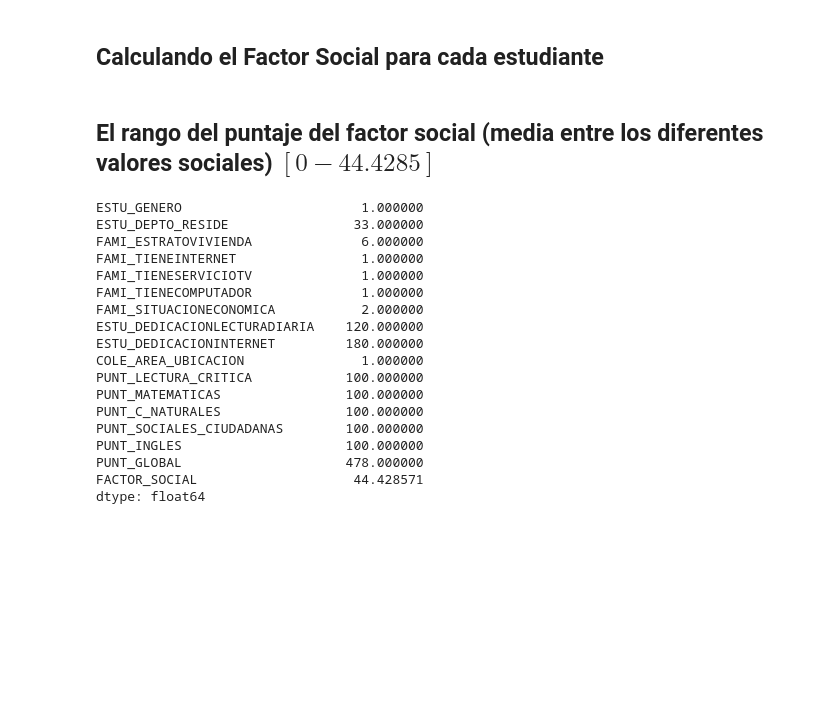
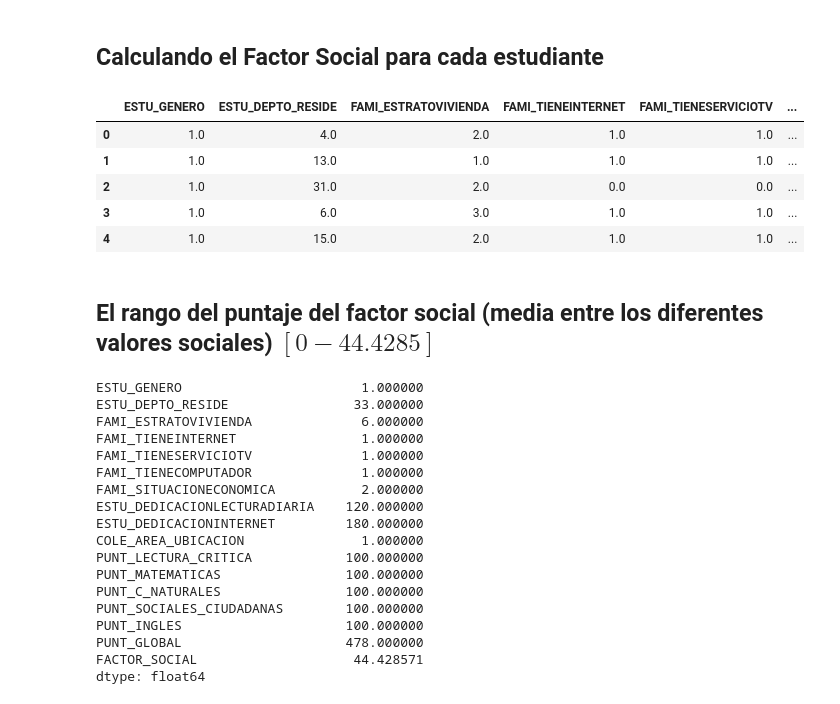
Before and after one commit to juandmantilla/Estudio-de-Factores-Sociales-Icfes, a Jupyter notebook: Analisis de Datos.ipynb, the cells around one changed output. Cells and saved outputs as stored; diff of their text form; code cells hidden in the pictures; blank space fills up the shorter version.

```diff
--- a/Analisis de Datos.ipynb
+++ b/Analisis de Datos.ipynb
@@ -111,6 +124,15 @@ datos = np.concatenate((datos,media), axis=1)
 # %%
 datos = pd.DataFrame(data=datos)
 datos.columns = ['ESTU_GENERO','ESTU_DEPTO_RESIDE','FAMI_ESTRATOVIVIENDA','FAMI_TIENEINTERNET', 'FAMI_TIENESERVICIOTV' ,'FAMI_TIENECOMPUTADOR','FAMI_SITUACIONECONOMICA','ESTU_DEDICACIONLECTURADIARIA','ESTU_DEDICACIONINTERNET', 'COLE_AREA_UBICACION', 'PUNT_LECTURA_CRITICA','PUNT_MATEMATICAS','PUNT_C_NATURALES','PUNT_SOCIALES_CIUDADANAS','PUNT_INGLES','PUNT_GLOBAL', 'FACTOR_SOCIAL']
+
+datos.head()
+# %% [output]
+|  | ESTU_GENERO | ESTU_DEPTO_RESIDE | FAMI_ESTRATOVIVIENDA | FAMI_TIENEINTERNET | FAMI_TIENESERVICIOTV | ... |
+| 0 | 1.0 | 4.0 | 2.0 | 1.0 | 1.0 | ... |
+| 1 | 1.0 | 13.0 | 1.0 | 1.0 | 1.0 | ... |
+| 2 | 1.0 | 31.0 | 2.0 | 0.0 | 0.0 | ... |
+| 3 | 1.0 | 6.0 | 3.0 | 1.0 | 1.0 | ... |
+| 4 | 1.0 | 15.0 | 2.0 | 1.0 | 1.0 | ... |
 # %% [markdown]
 ## El rango del puntaje del factor social (media entre los diferentes valores sociales)  $[0 - 44.4285]$
 # %%
```
Also changed, not shown: parts of 55 cells of this notebook, 41 other files.
